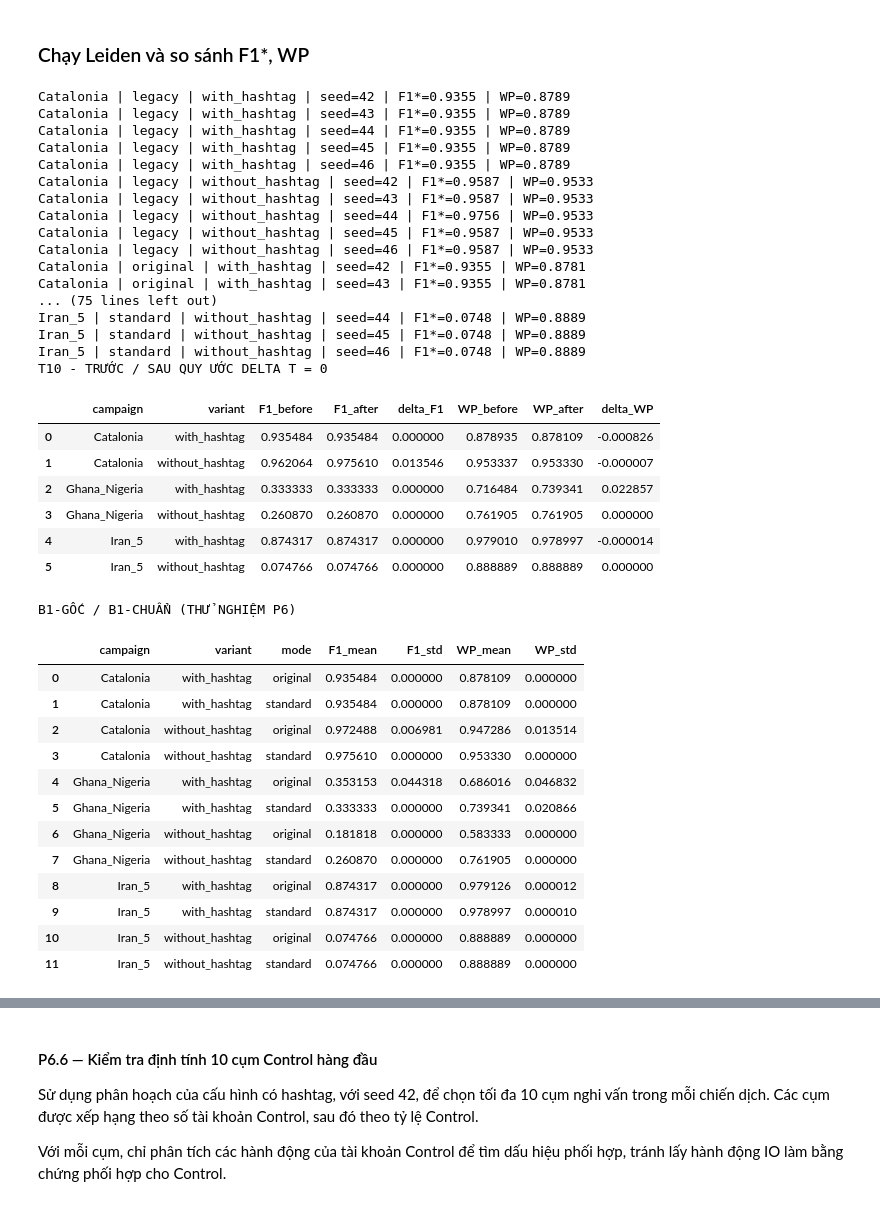
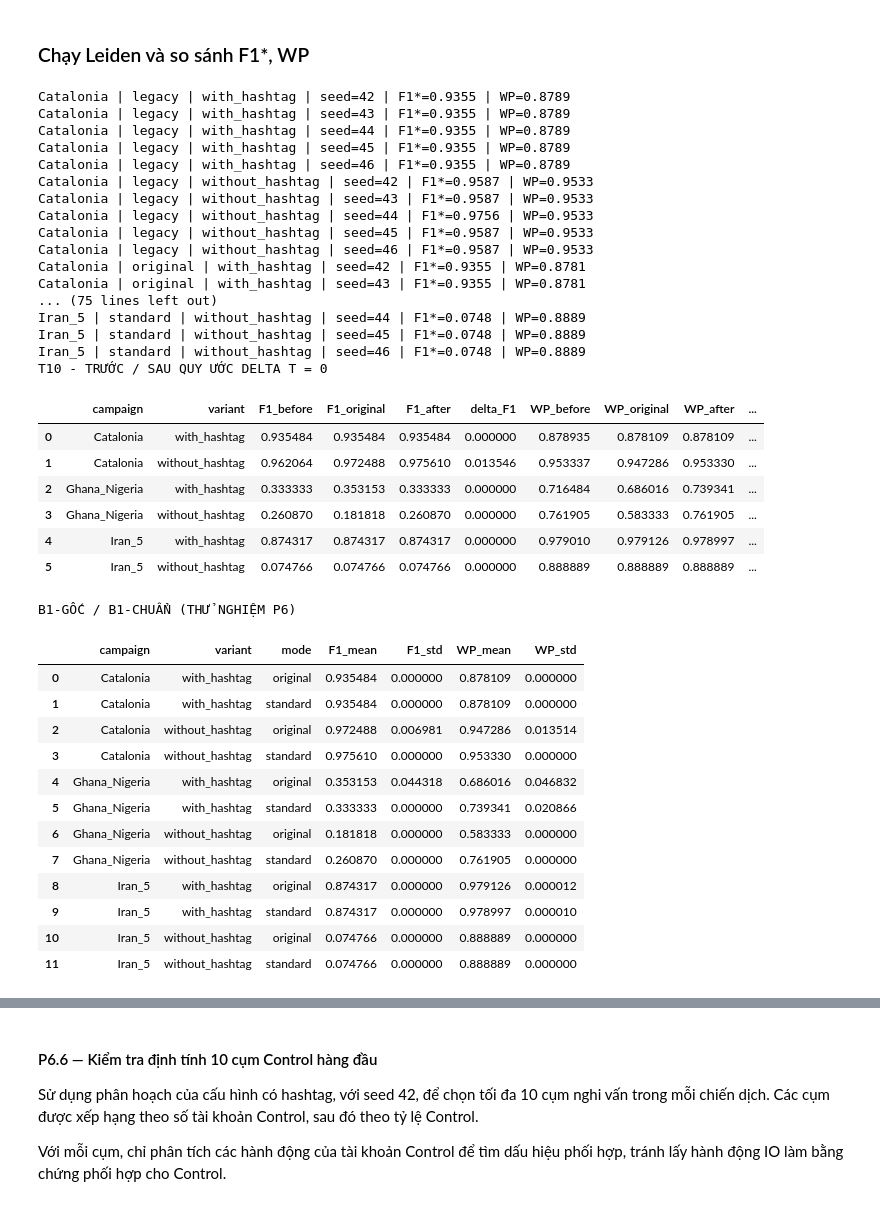
Before and after one commit to datachain-uit/CN-24521602-ThangLH, a Jupyter notebook: notebooks/T8_EDA_Seckin.ipynb, the cells around one changed output, grey strips where cells are left out. Saved outputs shown, nothing was run; the diff lists cells and outputs as text; code cells hidden in the pictures.

```diff
--- a/notebooks/T8_EDA_Seckin.ipynb
+++ b/notebooks/T8_EDA_Seckin.ipynb
@@ -1431,13 +1436,23 @@ def prepare_legacy_pairs(events, action_type):
         ),
     })
 # %%
-import warnings
+import subprocess
+from tempfile import mkdtemp
+from time import perf_counter
 
 T10_MODES = ["legacy", "original", "standard"]
+T10_CAMPAIGNS = tuple(CAMPAIGN_FILES)
+missing_campaigns = set(T10_CAMPAIGNS) - p6_events.keys()
+unexpected_campaigns = p6_events.keys() - set(T10_CAMPAIGNS)
+if not T10_CAMPAIGNS or missing_campaigns or unexpected_campaigns:
+    raise ValueError(f"Chiến dịch P6 thiếu: {sorted(missing_campaigns)}; dư: {sorted(unexpected_campaigns)}")
+
+t10_started = perf_counter()
 t10_graphs = {}
 t10_graph_rows = []
 
-for campaign, events in p6_events.items():
+for campaign in T10_CAMPAIGNS:
+    events = p6_events[campaign]
     nodes = sorted(p3_data[campaign]["accountid"].unique())
 
     t10_graphs[campaign] = {}
@@ -1567,18 +1582,22 @@ for campaign, modes in t10_graphs.items():
                     flush=True,
                 )
 
-t10_results = pd.DataFrame(t10_rows)
-
-expected_modes = {"legacy", "original", "standard"}
-
-assert set(t10_results["mode"]) == expected_modes
-
-assert len(t10_results) == 90, (f"Expected 90 rows, got {len(t10_results)}")
-
-keys = ["campaign", "variant", "seed", "mode"]
-
-assert not t10_results.duplicated(keys).any()
-assert t10_results[["F1_star", "WP"]].notna().all().all()
+keys = ["campaign", "mode", "variant", "seed"]
+metrics = ["F1_star", "WP"]
+t10_results = pd.DataFrame(t10_rows, columns=keys + metrics)
+expected_keys = pd.MultiIndex.from_product(
+    [T10_CAMPAIGNS, T10_MODES, P6_VARIANTS, T10_SEEDS], names=keys,
+)
+actual_keys = pd.MultiIndex.from_frame(t10_results[keys])
+missing = expected_keys.difference(actual_keys)
+unexpected = actual_keys.difference(expected_keys)
+if actual_keys.has_duplicates or len(missing) or len(unexpected):
+    raise ValueError(
+        f"T10 cần {len(expected_keys)} dòng, có {len(actual_keys)} dòng. "
+        f"Thiếu: {missing.tolist()}; dư: {unexpected.tolist()}; trùng: {actual_keys.has_duplicates}."
+    )
+if not np.isfinite(t10_results[metrics].to_numpy(dtype=float)).all():
+    raise ValueError("Có giá trị F1* hoặc WP không hữu hạn")
 
 
 paired = t10_results.pivot(
@@ -1611,11 +1630,14 @@ t10_summary = (
     )
     .agg(
         F1_before=("F1_star_legacy", "mean"),
+        F1_original=("F1_star_original", "mean"),
         F1_after=("F1_star_standard", "mean"),
         delta_F1=("delta_F1_star", "mean"),
         WP_before=("WP_legacy", "mean"),
+        WP_original=("WP_original", "mean"),
         WP_after=("WP_standard", "mean"),
         delta_WP=("delta_WP", "mean"),
+        n_seeds=("seed", "size"),
     )
 )
 
@@ -1633,40 +1655,66 @@ b1_summary = (
         F1_mean=("F1_star", "mean"),
         F1_std=("F1_star", "std"),
         WP_mean=("WP", "mean"),
         WP_std=("WP", "std"),
     )
 )
 
 print("T10 - TRƯỚC / SAU QUY ƯỚC DELTA T = 0")
 display(t10_summary.round(6))
 
 print("B1-GỐC / B1-CHUẨN (THỬ NGHIỆM P6)")
 display(b1_summary.round(6))
+
+t10_metadata = {
+    "git_commit": subprocess.check_output(
+        ["git", "rev-parse", "HEAD"], cwd=PROJECT_ROOT, text=True,
+    ).strip(),
+    "git_tracked_dirty": bool(subprocess.check_output(
+        ["git", "status", "--porcelain", "--untracked-files=no"], cwd=PROJECT_ROOT, text=True,
+    ).strip()),
+    "campaigns": T10_CAMPAIGNS,
+    "modes": T10_MODES,
+    "variants": P6_VARIANTS,
+    "beta_by_layer": P6_BETA,
+    "seeds": T10_SEEDS,
+    "p3_config": {"min_io": M_IO, "min_control": C_CTRL, "gap": GAP},
+    "n_results": len(t10_results),
+    "elapsed_seconds": perf_counter() - t10_started,
+}
+t10_runs_dir = T8_OUTPUT_DIR / "T10_runs"
+t10_runs_dir.mkdir(parents=True, exist_ok=True)
+t10_run_dir = Path(mkdtemp(prefix="run-", dir=t10_runs_dir))
+t10_results.to_csv(t10_run_dir / "T10_results_by_seed.csv", index=False)
+t10_summary.to_csv(t10_run_dir / "T10_P6_before_after.csv", index=False)
+(t10_run_dir / "T10_run.json").write_text(
+    json.dumps(t10_metadata, indent=2) + "\n", encoding="utf-8",
+)
+print(f"Đã lưu {len(t10_results)} dòng T10 tại {t10_run_dir}")
 # %% [output]
 Catalonia | legacy | with_hashtag | seed=42 | F1*=0.9355 | WP=0.8789
 Catalonia | legacy | with_hashtag | seed=43 | F1*=0.9355 | WP=0.8789
 Catalonia | legacy | with_hashtag | seed=44 | F1*=0.9355 | WP=0.8789
 Catalonia | legacy | with_hashtag | seed=45 | F1*=0.9355 | WP=0.8789
 Catalonia | legacy | with_hashtag | seed=46 | F1*=0.9355 | WP=0.8789
 Catalonia | legacy | without_hashtag | seed=42 | F1*=0.9587 | WP=0.9533
 Catalonia | legacy | without_hashtag | seed=43 | F1*=0.9587 | WP=0.9533
 Catalonia | legacy | without_hashtag | seed=44 | F1*=0.9756 | WP=0.9533
 Catalonia | legacy | without_hashtag | seed=45 | F1*=0.9587 | WP=0.9533
 Catalonia | legacy | without_hashtag | seed=46 | F1*=0.9587 | WP=0.9533
 Catalonia | original | with_hashtag | seed=42 | F1*=0.9355 | WP=0.8781
 Catalonia | original | with_hashtag | seed=43 | F1*=0.9355 | WP=0.8781
 ... (75 lines left out)
 Iran_5 | standard | without_hashtag | seed=44 | F1*=0.0748 | WP=0.8889
 Iran_5 | standard | without_hashtag | seed=45 | F1*=0.0748 | WP=0.8889
 Iran_5 | standard | without_hashtag | seed=46 | F1*=0.0748 | WP=0.8889
 T10 - TRƯỚC / SAU QUY ƯỚC DELTA T = 0
-|  | campaign | variant | F1_before | F1_after | delta_F1 | WP_before | WP_after | delta_WP |
-| 0 | Catalonia | with_hashtag | 0.935484 | 0.935484 | 0.000000 | 0.878935 | 0.878109 | -0.000826 |
-| 1 | Catalonia | without_hashtag | 0.962064 | 0.975610 | 0.013546 | 0.953337 | 0.953330 | -0.000007 |
-| 2 | Ghana_Nigeria | with_hashtag | 0.333333 | 0.333333 | 0.000000 | 0.716484 | 0.739341 | 0.022857 |
-| 3 | Ghana_Nigeria | without_hashtag | 0.260870 | 0.260870 | 0.000000 | 0.761905 | 0.761905 | 0.000000 |
-| 4 | Iran_5 | with_hashtag | 0.874317 | 0.874317 | 0.000000 | 0.979010 | 0.978997 | -0.000014 |
-| 5 | Iran_5 | without_hashtag | 0.074766 | 0.074766 | 0.000000 | 0.888889 | 0.888889 | 0.000000 |
+|  | campaign | variant | F1_before | F1_original | F1_after | delta_F1 | WP_before | WP_original | WP_after | ... |
+| 0 | Catalonia | with_hashtag | 0.935484 | 0.935484 | 0.935484 | 0.000000 | 0.878935 | 0.878109 | 0.878109 | ... |
+| 1 | Catalonia | without_hashtag | 0.962064 | 0.972488 | 0.975610 | 0.013546 | 0.953337 | 0.947286 | 0.953330 | ... |
+| 2 | Ghana_Nigeria | with_hashtag | 0.333333 | 0.353153 | 0.333333 | 0.000000 | 0.716484 | 0.686016 | 0.739341 | ... |
+| 3 | Ghana_Nigeria | without_hashtag | 0.260870 | 0.181818 | 0.260870 | 0.000000 | 0.761905 | 0.583333 | 0.761905 | ... |
+| 4 | Iran_5 | with_hashtag | 0.874317 | 0.874317 | 0.874317 | 0.000000 | 0.979010 | 0.979126 | 0.978997 | ... |
+| 5 | Iran_5 | without_hashtag | 0.074766 | 0.074766 | 0.074766 | 0.000000 | 0.888889 | 0.888889 | 0.888889 | ... |
 B1-GỐC / B1-CHUẨN (THỬ NGHIỆM P6)
 |  | campaign | variant | mode | F1_mean | F1_std | WP_mean | WP_std |
 | 0 | Catalonia | with_hashtag | original | 0.935484 | 0.000000 | 0.878109 | 0.000000 |
```
Also changed, not shown: parts of 3 cells of this notebook, 5 other files.
